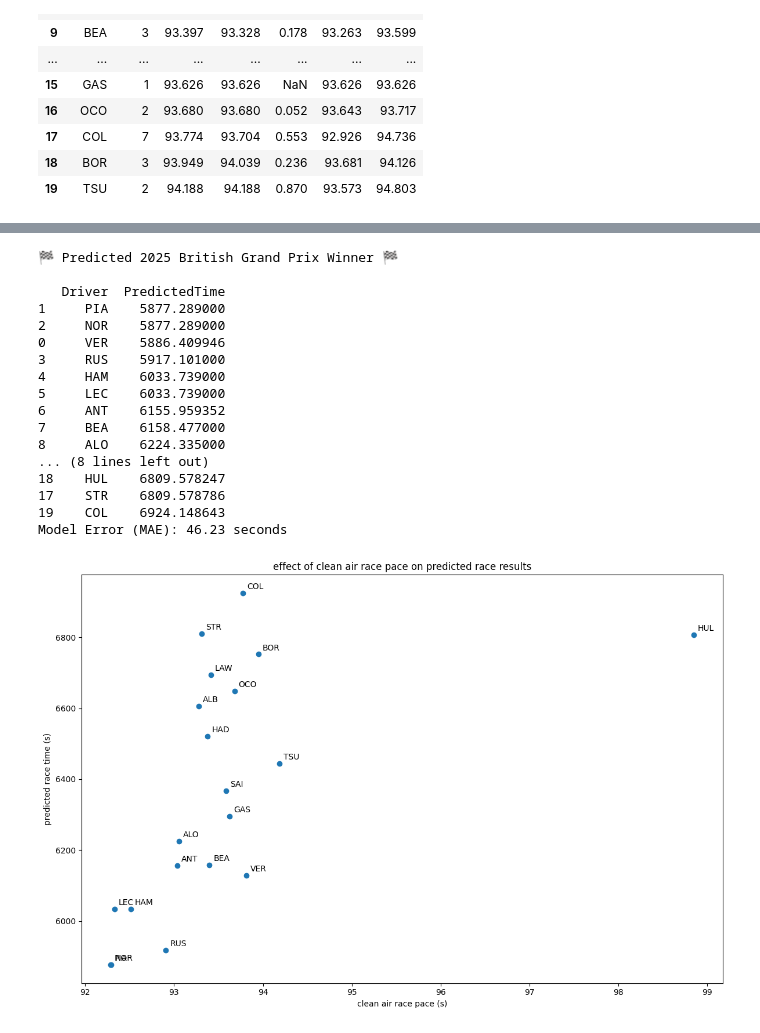
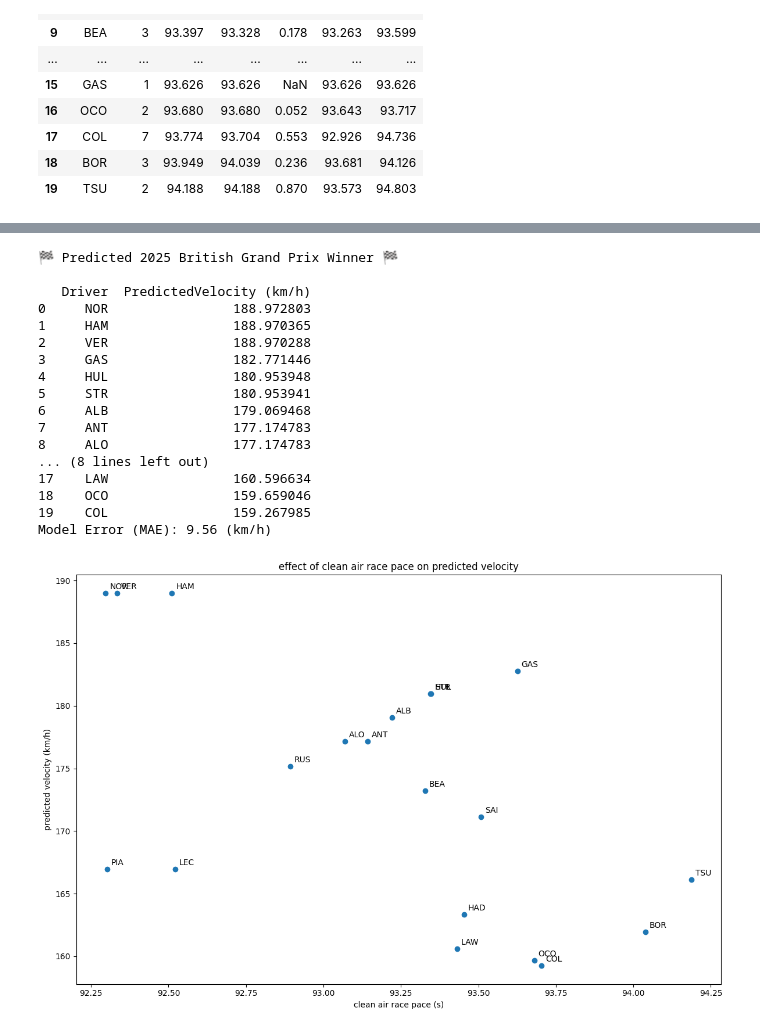
Before and after one commit to OmarGard/F1-Prediction-Lap-Times, a Jupyter notebook: notebooks/predictions.ipynb, the cells around one changed output, grey strips where cells are left out. Drawn from its saved outputs; the diff is of its cells as text; code cells hidden in the pictures.

```diff
--- a/notebooks/predictions.ipynb
+++ b/notebooks/predictions.ipynb
@@ -517,0 +601,3 @@ merged
+# %%
+merged["Velocity (km/h)"] = (track_length_km * 3600) / merged["QualifyingTime"]
+merged
@@ -568,0 +663,11 @@ core           INFO     Finished loading data for 20 drivers: ['4', '81', '27',
+# %%
+track_data_df = read_track_data()
+track_length_km = track_data_df.loc[track_data_df['Country'] == 'United Kingdom', ' Length (km)'].values[0]
+num_laps = track_data_df.loc[track_data_df['Country'] == 'United Kingdom', ' Laps'].values[0]
+
+target_total_times = target_total_times.copy()  # Evita el warning
+target_total_times.loc[:, "Velocity (km/h)"] = (track_length_km * num_laps * 3600) / target_total_times["TotalTime (s)"]
+
+# drop index column and reset index
+y = target_total_times["Velocity (km/h)"]
+y
@@ -569,58 +692,50 @@ core           INFO     Finished loading data for 20 drivers: ['4', '81', '27',
 # %%
-# impute missing values for features
-X = X[["QualifyingTime", "TrackTemperature", "TeamPerformanceScore", "RainIntensity", "CleanAirRacePace (s)"]]
-       # "AvgSector1Time (s)", "AvgSector2Time (s)", "AvgSector3Time (s)"]]
-y = y[["TotalTime (s)"]]
 imputer = SimpleImputer(strategy="median")
 X_imputed = imputer.fit_transform(X)
-
-# train-test split
 X_train, X_test, y_train, y_test = train_test_split(X_imputed, y, test_size=0.3, random_state=37)
-
-# train gradient boosting model
-model = GradientBoostingRegressor(n_estimators=100, learning_rate=0.7, max_depth=3, random_state=37)
+model = GradientBoostingRegressor(n_estimators=100, learning_rate=0.7, max_depth=10, random_state=37)
 model.fit(X_train, y_train.values.ravel())
-
-merged["PredictedTime"] = model.predict(X_imputed)
+merged["PredictedVelocity (km/h)"] = model.predict(X_imputed)
 # %%
 # sort the results to find the predicted winner
-final_results = merged.sort_values("PredictedTime")
+final_results = merged.sort_values("PredictedVelocity (km/h)", ascending=False).reset_index(drop=True)
 print("\n🏁 Predicted 2025 British Grand Prix Winner 🏁\n")
-print(final_results[["Driver", "PredictedTime"]])
+print(final_results[["Driver", "PredictedVelocity (km/h)"]])
+
 y_pred = model.predict(X_test)
-print(f"Model Error (MAE): {mean_absolute_error(y_test, y_pred):.2f} seconds")
+print(f"Model Error (MAE): {mean_absolute_error(y_test, y_pred):.2f} (km/h)")
 # %% [output]
 🏁 Predicted 2025 British Grand Prix Winner 🏁
 
-   Driver  PredictedTime
-1     PIA    5877.289000
-2     NOR    5877.289000
-0     VER    5886.409946
-3     RUS    5917.101000
-4     HAM    6033.739000
-5     LEC    6033.739000
-6     ANT    6155.959352
-7     BEA    6158.477000
-8     ALO    6224.335000
+   Driver  PredictedVelocity (km/h)
+0     NOR                188.972803
+1     HAM                188.970365
+2     VER                188.970288
+3     GAS                182.771446
+4     HUL                180.953948
+5     STR                180.953941
+6     ALB                179.069468
+7     ANT                177.174783
+8     ALO                177.174783
 ... (8 lines left out)
-18    HUL    6809.578247
-17    STR    6809.578786
-19    COL    6924.148643
-Model Error (MAE): 46.23 seconds
+17    LAW                160.596634
+18    OCO                159.659046
+19    COL                159.267985
+Model Error (MAE): 9.56 (km/h)
 # %%
 # plot effect of clean air race pace
 plt.figure(figsize=(12, 8))
-plt.scatter(final_results["CleanAirRacePace (s)"], final_results["PredictedTime"])
+plt.scatter(final_results["CleanAirRacePace (s)"], final_results["PredictedVelocity (km/h)"])
 for i, driver in enumerate(final_results["Driver"]):
-    plt.annotate(driver, (final_results["CleanAirRacePace (s)"].iloc[i], final_results["PredictedTime"].iloc[i]),
-                 xytext=(5, 5), textcoords='offset points')
+    plt.annotate(driver, (final_results["CleanAirRacePace (s)"].iloc[i], final_results["PredictedVelocity (km/h)"].iloc[i]),
+                    xytext=(5, 5), textcoords='offset points')
 plt.xlabel("clean air race pace (s)")
-plt.ylabel("predicted race time (s)")
-plt.title("effect of clean air race pace on predicted race results")
+plt.ylabel("predicted velocity (km/h)")
+plt.title("effect of clean air race pace on predicted velocity")
 plt.tight_layout()
 plt.show()
 # %% [output]
-[figure, old version]
+[figure, new version]
 # %%
 # Plot feature importances
 feature_importance = model.feature_importances_
```
Also changed, not shown: parts of 11 cells of this notebook, 6 other files.
